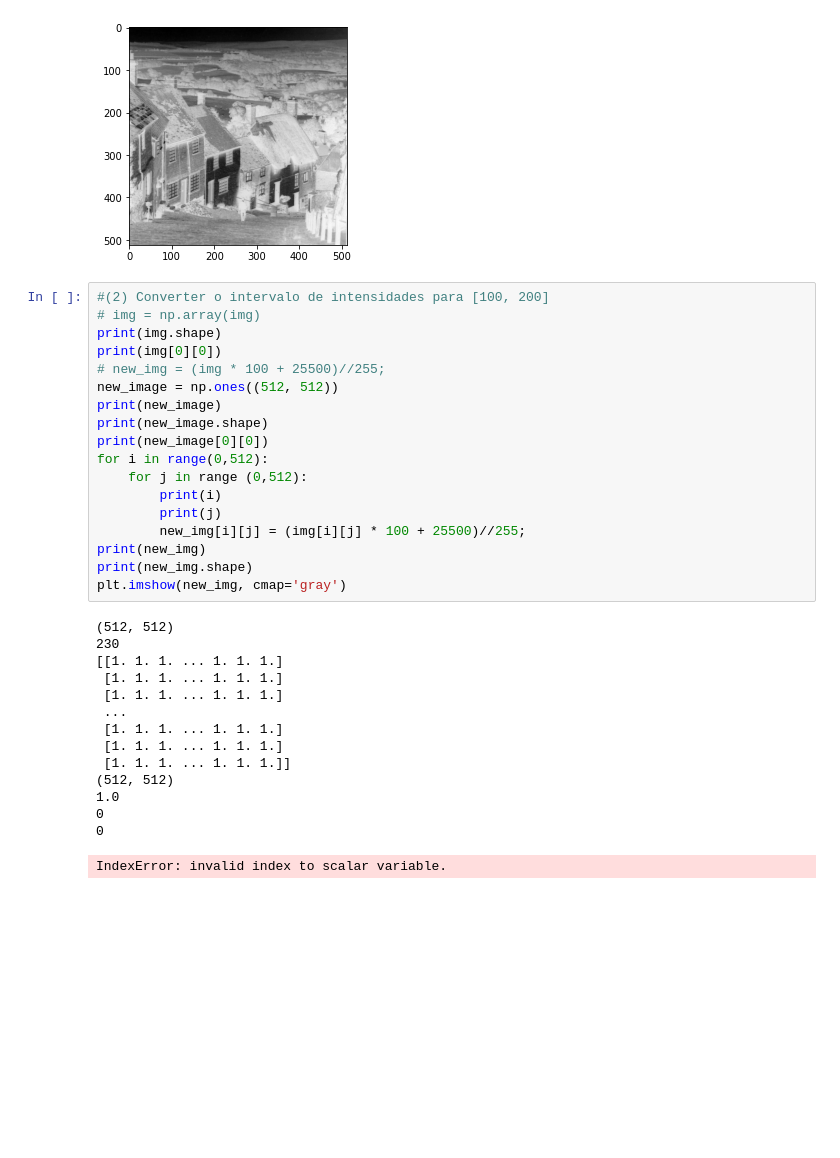
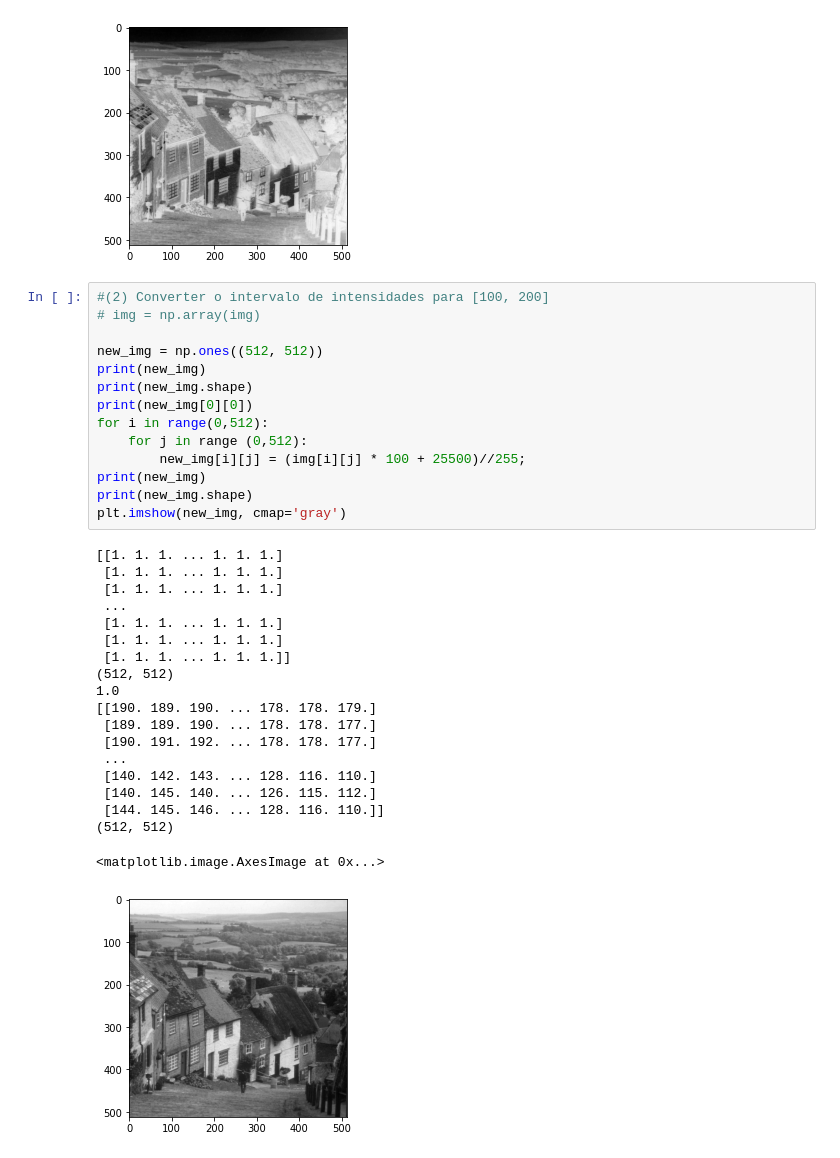
Before and after one commit to matheusrotta7/image_processing, a Jupyter notebook: trabalhos/trabalho0/Trabalho 0.ipynb, the cells around one changed output. Saved outputs shown, nothing was run; the diff lists cells and outputs as text; blank space fills up the shorter version.

```diff
--- a/trabalhos/trabalho0/Trabalho 0.ipynb
+++ b/trabalhos/trabalho0/Trabalho 0.ipynb
@@ -50,33 +53,34 @@ plt.imshow(negative_img, cmap='gray');
 # %%
 #(2) Converter o intervalo de intensidades para [100, 200]
 # img = np.array(img)
-print(img.shape)
-print(img[0][0])
-# new_img = (img * 100 + 25500)//255;
-new_image = np.ones((512, 512))
-print(new_image)
-print(new_image.shape)
-print(new_image[0][0])
+
+new_img = np.ones((512, 512))
+print(new_img)
+print(new_img.shape)
+print(new_img[0][0])
 for i in range(0,512):
     for j in range (0,512):
-        print(i)
-        print(j)
         new_img[i][j] = (img[i][j] * 100 + 25500)//255;
 print(new_img)
 print(new_img.shape)
 plt.imshow(new_img, cmap='gray')
 # %% [output]
-(512, 512)
-230
 [[1. 1. 1. ... 1. 1. 1.]
  [1. 1. 1. ... 1. 1. 1.]
  [1. 1. 1. ... 1. 1. 1.]
  ...
  [1. 1. 1. ... 1. 1. 1.]
  [1. 1. 1. ... 1. 1. 1.]
  [1. 1. 1. ... 1. 1. 1.]]
 (512, 512)
 1.0
-0
-0
+[[190. 189. 190. ... 178. 178. 179.]
+ [189. 189. 190. ... 178. 178. 177.]
+ [190. 191. 192. ... 178. 178. 177.]
+ ...
+ [140. 142. 143. ... 128. 116. 110.]
+ [140. 145. 140. ... 126. 115. 112.]
+ [144. 145. 146. ... 128. 116. 110.]]
+(512, 512)
-IndexError: invalid index to scalar variable.
+<matplotlib.image.AxesImage at 0x...>
+[figure, added]
```
Also changed, not shown: parts of 3 cells of this notebook.
